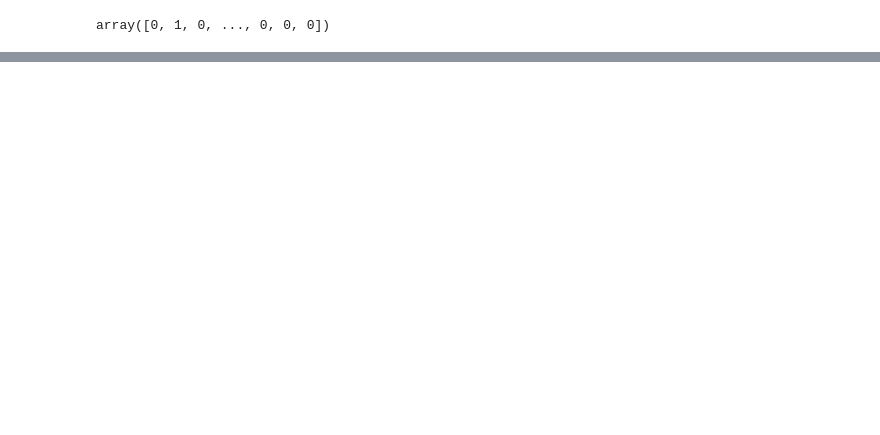
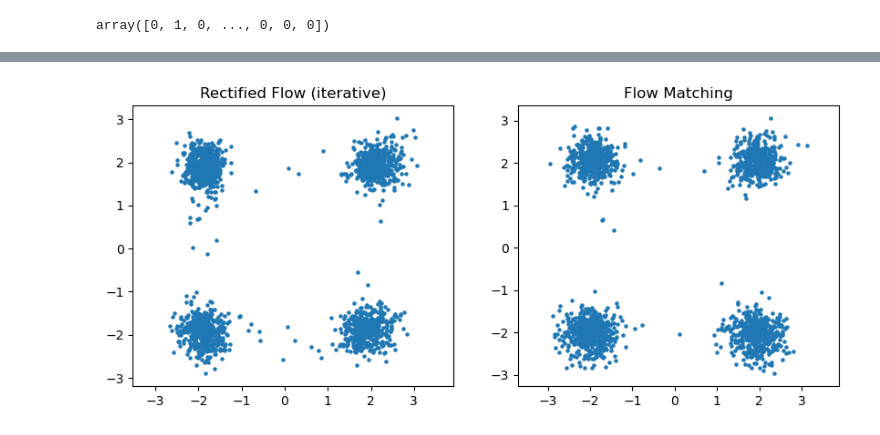
Before and after one commit to AmineYK/Textual-Anomaly-Detection-Framework, a Jupyter notebook: Anomaly Detection Framework/fm_dissect.ipynb, the cells around one changed output, grey strips where cells are left out. Saved outputs shown, nothing was run; the diff lists cells and outputs as text; code cells hidden in the pictures; blank space fills up the shorter version.

```diff
--- a/Anomaly Detection Framework/fm_dissect.ipynb
+++ b/Anomaly Detection Framework/fm_dissect.ipynb
@@ -1924,11 +1866,11 @@ config = {
             'flow_type': 'linear',
             'sigma': 0.1,
             'batch_size' : 64,
-            'lambda_reg_angle': 0.1,
-            'target' : 'centroid',
+            'lambda_reg_angle': None,
+            'target' : 'gaussian',
             'source' : X_inlier.to(device)
+            # 'source' : X_inlier + torch.randn_like(X_inlier).to(device)
             # 'source' : torch.concatenate([X_inlier, X_anom_for_train]).to(device)
-
 }
 
 model = FlowDiT(
@@ -1938,7 +1880,7 @@ model = FlowDiT(
     n_heads=config['n_heads']
 ).to(device)
 
-fm_transformer = FlowMatchingTransformers(model, config['source'], config['target'], config, noise_is_target=True)
+fm_transformer = FlowMatchingTransformers(model, config['source'], config['target'], config, noise_is_target=True, rectified=None)
 liste_loss, liste_loss_regul = fm_transformer.train(X_inlier)
 # %% [output]
 Epoch 1/10
@@ -2075,0 +2169,8 @@ for i in range(n_steps -1):
+# %%
+device = "cuda" if torch.cuda.is_available() else "cpu"
+
+rf_model = VelocityNet().to(device)
+fm_model = VelocityNet().to(device)
+
+rf_opt = optim.Adam(rf_model.parameters(), lr=1e-3)
+fm_opt = optim.Adam(fm_model.parameters(), lr=1e-3)
@@ -2075,0 +2223,30 @@ for i in range(n_steps -1):
+# %%
+@torch.no_grad()
+def sample(model, n=2000, steps=100):
+    x = torch.randn(n, 2).to(device)
+    dt = 1.0 / steps
+
+    for i in range(steps):
+        t = torch.full((n,), i * dt, device=device)
+        x = x + model(x, t) * dt
+
+    return x.cpu()
+# %%
+rf_samples = sample(rf_model)
+fm_samples = sample(fm_model)
+
+plt.figure(figsize=(10, 4))
+
+plt.subplot(1, 2, 1)
+plt.scatter(rf_samples[:, 0], rf_samples[:, 1], s=5)
+plt.title("Rectified Flow (iterative)")
+plt.axis("equal")
+
+plt.subplot(1, 2, 2)
+plt.scatter(fm_samples[:, 0], fm_samples[:, 1], s=5)
+plt.title("Flow Matching")
+plt.axis("equal")
+
+plt.show()
+# %% [output]
+[figure, added]
```
Also changed, not shown: parts of 61 cells of this notebook, 1 other file.
